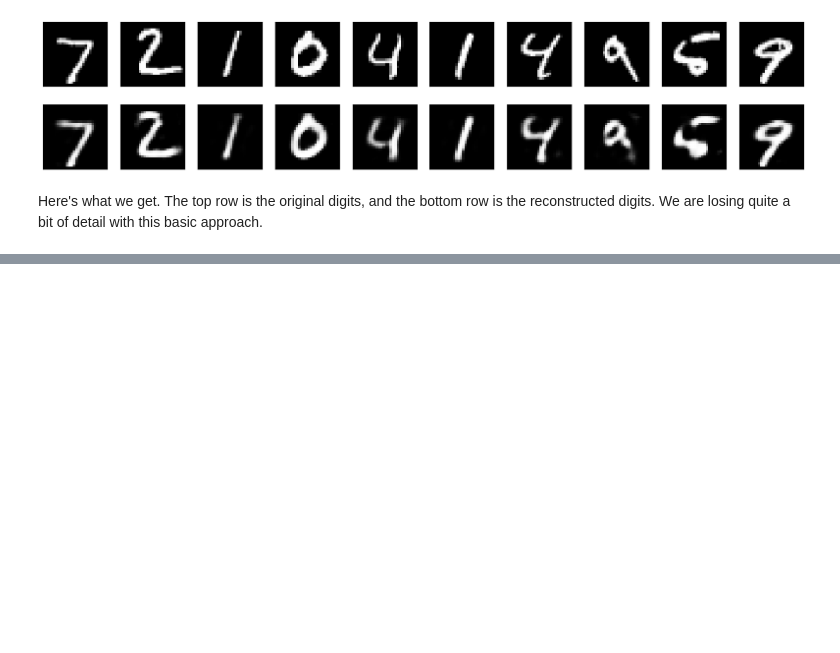
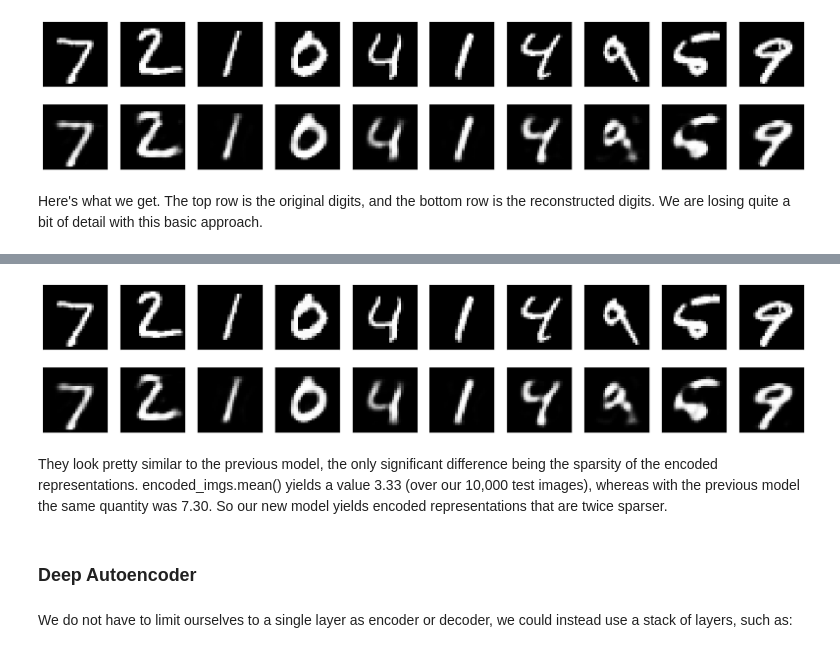
Before and after one commit to nimitmk7/knowledge-treasure, a Jupyter notebook: Deep Learning/Autoencoders/autoencoders_in_keras.ipynb, the cells around one changed output, grey strips where cells are left out. Cells and saved outputs as stored; diff of their text form; code cells hidden in the pictures; blank space fills up the shorter version.

Commit message:
Modified autoencoder file

```diff
--- a/Deep Learning/Autoencoders/autoencoders_in_keras.ipynb
+++ b/Deep Learning/Autoencoders/autoencoders_in_keras.ipynb
@@ -123,0 +140,2 @@ Here's what we get. The top row is the original digits, and the bottom row is th
+# %%
+autoencoder.compile(optimizer='adam', loss='binary_crossentropy')
@@ -123,0 +144,2 @@ Here's what we get. The top row is the original digits, and the bottom row is th
+# %%
+autoencoder.fit(x_train, x_train, epochs=100, batch_size=256, shuffle=True, validation_data=(x_test, x_test))
@@ -123,0 +165,10 @@ Here's what we get. The top row is the original digits, and the bottom row is th
+# %%
+encoder = keras.Model(input_img, encoded)
+encoded_input = keras.Input(shape=(encoding_dim,))
+decoder_layer = autoencoder.layers[-1]
+decoder = keras.Model(encoded_input, decoder_layer(encoded_input))
+# %%
+# Encode and decode some digits
+# Note that we take them from the *test* set
+encoded_imgs = encoder.predict(x_test)
+decoded_imgs = decoder.predict(encoded_imgs)
@@ -123,0 +178,29 @@ Here's what we get. The top row is the original digits, and the bottom row is th
+# %%
+# Use Matplotlib (don't ask)
+import matplotlib.pyplot as plt
+
+n = 10  # How many digits we will display
+plt.figure(figsize=(20, 4))
+for i in range(n):
+    # Display original
+    ax = plt.subplot(2, n, i + 1)
+    plt.imshow(x_test[i].reshape(28, 28))
+    plt.gray()
+    ax.get_xaxis().set_visible(False)
+    ax.get_yaxis().set_visible(False)
+
+    # Display reconstruction
+    ax = plt.subplot(2, n, i + 1 + n)
+    plt.imshow(decoded_imgs[i].reshape(28, 28))
+    plt.gray()
+    ax.get_xaxis().set_visible(False)
+    ax.get_yaxis().set_visible(False)
+plt.show()
+# %% [output]
+[figure, added]
+# %% [markdown]
+They look pretty similar to the previous model, the only significant difference being the sparsity of the encoded representations. encoded_imgs.mean() yields a value 3.33 (over our 10,000 test images), whereas with the previous model the same quantity was 7.30. So our new model yields encoded representations that are twice sparser.
+# %% [markdown]
+### Deep Autoencoder
+# %% [markdown]
+We do not have to limit ourselves to a single layer as encoder or decoder, we could instead use a stack of layers, such as:
```
Also changed, not shown: parts of 24 cells of this notebook.
